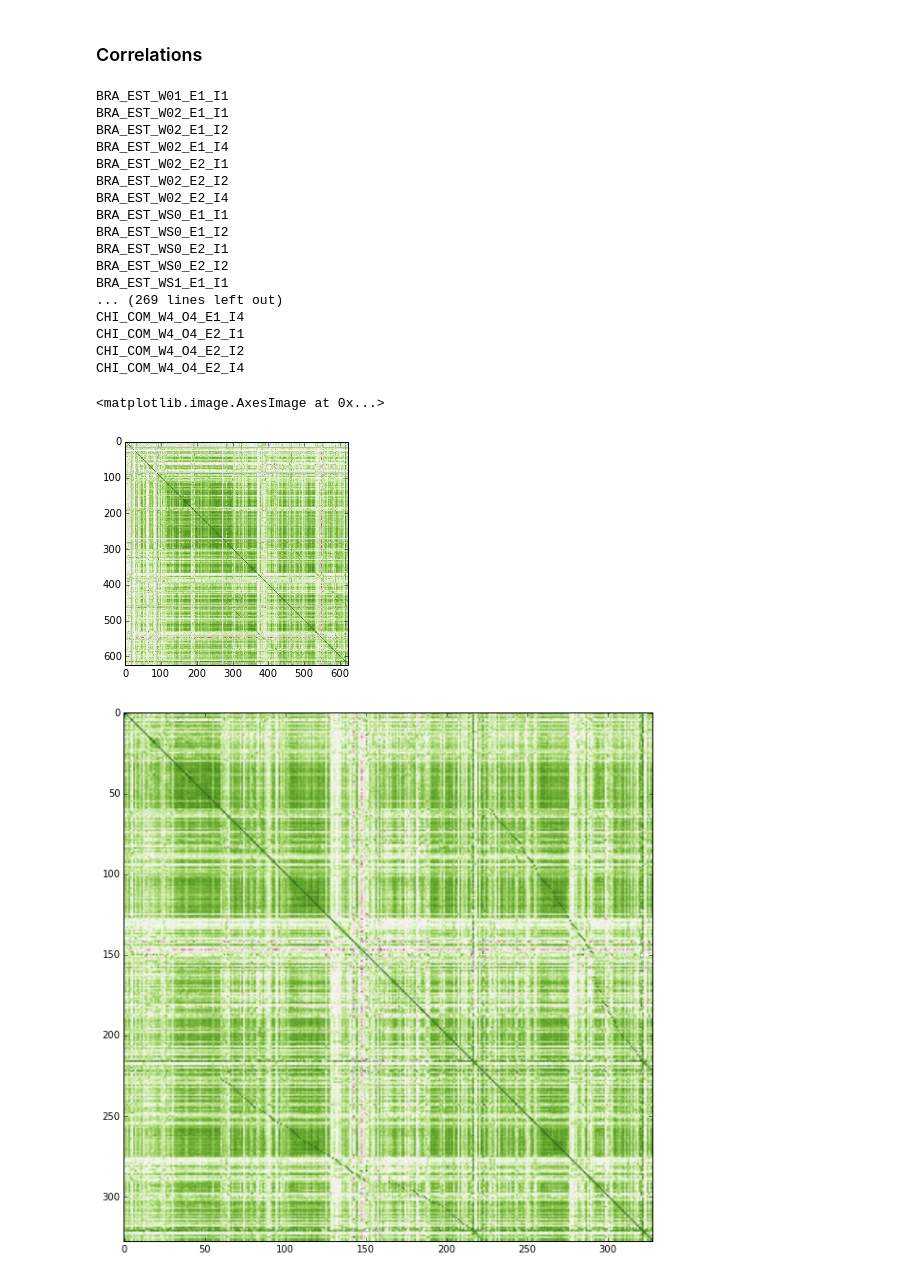
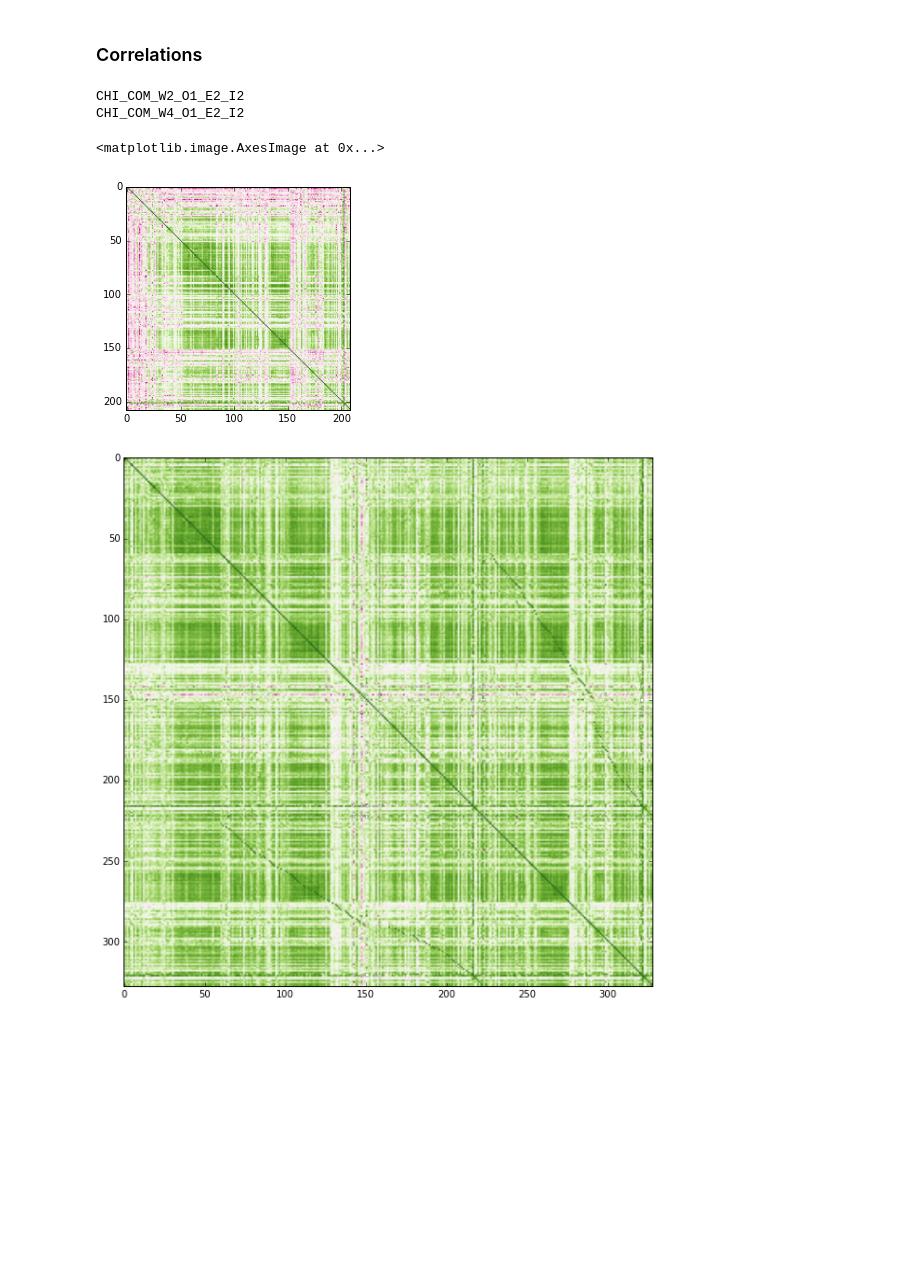
Before and after one commit to matuteiglesias/geo-correlation-structures, a Jupyter notebook: Save aggregated datasets.ipynb, the cells around one changed output. Saved outputs shown, nothing was run; the diff lists cells and outputs as text; code cells hidden in the pictures; blank space fills up the shorter version.

```diff
--- a/Save aggregated datasets.ipynb
+++ b/Save aggregated datasets.ipynb
@@ -277,13 +286,14 @@ var_dict_bra = {'name': ['Wages', 'Exports', 'Imports'],
            'agg_ref' : [agg_ref_prd_bra, HS, HS],
            'agg_str' : ['(CNAE, CBO)', 'HS', 'HS']}
 # %%
-max_allowed_assymetry = 200
+max_allowed_assymetry = 400
 # %%
 
 
 HS = HS.convert_objects(convert_numeric=True)
 assymetry_dict = dict()
-for var_dict in [var_dict_bra, var_dict_chi]:
+# for var_dict in [var_dict_bra, var_dict_chi]:
+for var_dict in [var_dict_chi]:
 
     for geo in var_dict['geo_levels']:
 
@@ -362,8 +362,8 @@ from collections import OrderedDict
 #                'agg_ref' : [CIIU, HS, HS],
 #                'agg_str' : ['CIIU', 'HS', 'HS']}
 
-for var_dict in [var_dict_bra, var_dict_chi]:
-
+# for var_dict in [var_dict_bra, var_dict_chi]:
+for var_dict in [var_dict_chi]:
     for geo in var_dict['geo_levels']:
 
         confs = list(itertools.product(*var_dict['levels']))
@@ -510,7 +481,8 @@ dtype: int64
 #            'agg_str' : ['CIIU', 'HS', 'HS']}
 
 
-for var_dict in [var_dict_bra, var_dict_chi]:
+# for var_dict in [var_dict_bra, var_dict_chi]:
+for var_dict in [var_dict_chi]:
 
     for geo in var_dict['geo_levels']:
 
@@ -586,53 +543,39 @@ plt.imshow(main_table.as_matrix())
 #            'agg_ref' : [CIIU, HS, HS],
 #            'agg_str' : ['CIIU', 'HS', 'HS']}
 
-for var_dict in [var_dict_bra, var_dict_chi]:
+# for var_dict in [var_dict_bra, var_dict_chi]:
+for var_dict in [var_dict_chi]:
 
     for geo in var_dict['geo_levels']:
         confs = list(itertools.product(*var_dict['levels']))
         v = len(var_dict['name'])
 
         for conf in confs:
             conf_name = geo+'_'+'_'.join([var_dict['name'][i][0]+conf[i][2::4] for i in range(v)])
             if assymetry_dict[conf_name] < max_allowed_assymetry:
 
                 geo_col = [col for col in concat_data.columns if geo[:3] in col]
 
                 main_table = pd.read_csv(hard_drive_path+path+conf_name+'_main_table.csv', index_col= 0 )
 
                 robust_th = 5
                 log_corr = np.log10(main_table).corr(min_periods = robust_th)
                 del log_corr.index.name
                 del log_corr.columns.name
 
                 log_corr
                 log_corr.to_csv(hard_drive_path+path+conf_name+'_log_corr.csv')
                 print conf_name
 
 #                 corr = main_table.corr()
 
 log_corr.iloc[:5, :5]
 plt.imshow(log_corr.as_matrix(),cmap = 'PiYG')
 # %% [output]
-BRA_EST_W01_E1_I1
-BRA_EST_W02_E1_I1
-BRA_EST_W02_E1_I2
-BRA_EST_W02_E1_I4
-BRA_EST_W02_E2_I1
-BRA_EST_W02_E2_I2
-BRA_EST_W02_E2_I4
-BRA_EST_WS0_E1_I1
-BRA_EST_WS0_E1_I2
-BRA_EST_WS0_E2_I1
-BRA_EST_WS0_E2_I2
-BRA_EST_WS1_E1_I1
-... (269 lines left out)
-CHI_COM_W4_O4_E1_I4
-CHI_COM_W4_O4_E2_I1
-CHI_COM_W4_O4_E2_I2
-CHI_COM_W4_O4_E2_I4
+CHI_COM_W2_O1_E2_I2
+CHI_COM_W4_O1_E2_I2
 <matplotlib.image.AxesImage at 0x...>
-[figure, old version]
+[figure, new version]
 # %%
 plt.figure(figsize = (10,10))
 plt.imshow(log_corr.as_matrix(),cmap = 'PiYG')
```
Also changed, not shown: parts of 11 cells of this notebook, 4 other files.
